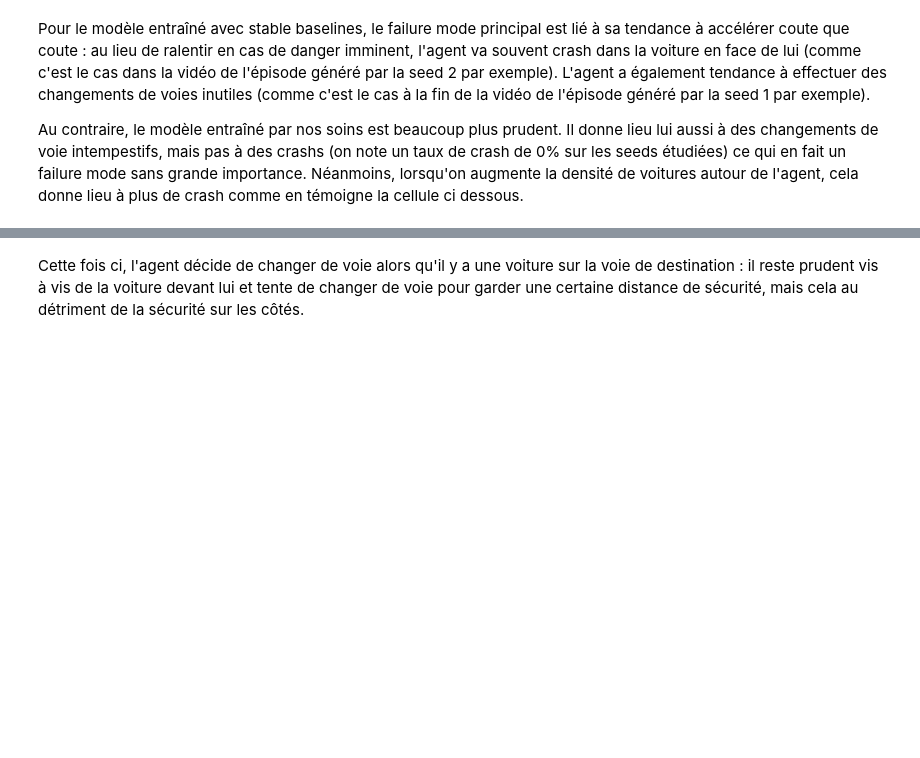
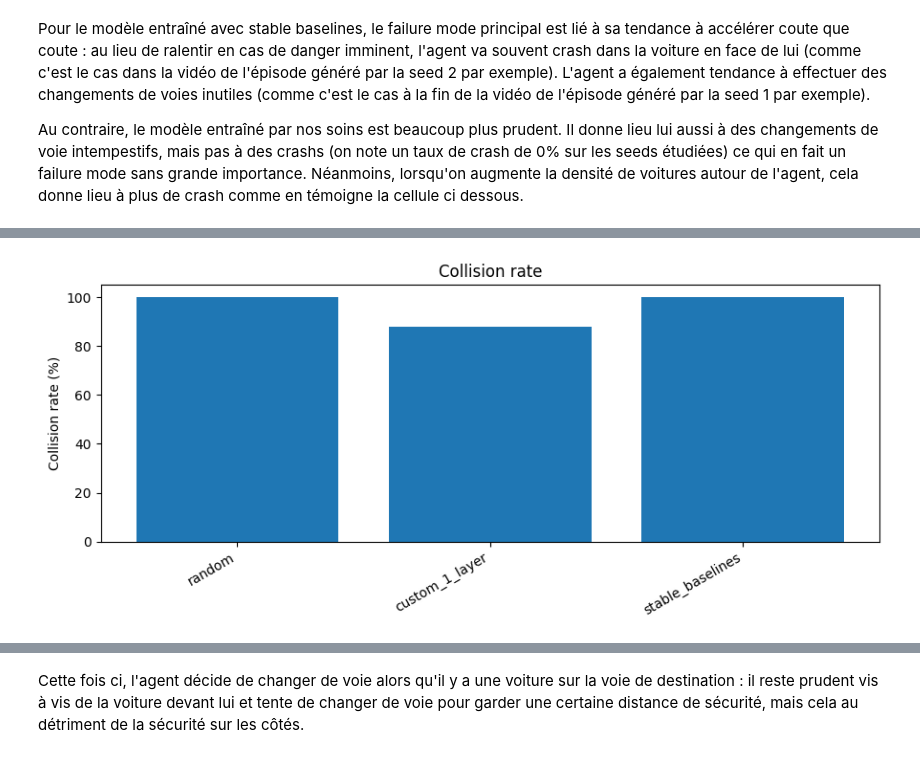
Before and after one commit to arfiblouisa/Reinforcement_learning_highway, a Jupyter notebook: core_task/compare_models.ipynb, the cells around one changed output, grey strips where cells are left out. Drawn from its saved outputs; the diff is of its cells as text; code cells hidden in the pictures; blank space fills up the shorter version.

```diff
--- a/core_task/compare_models.ipynb
+++ b/core_task/compare_models.ipynb
@@ -756,0 +776,7 @@ Au contraire, le modèle entraîné par nos soins est beaucoup plus prudent. Il
+# %%
+EVAL_SEEDS = list(range(50))
+# eval_double_dqn=eval_agent(get_action_double_DQN, SHARED_CORE_CONFIG, EVAL_SEEDS)
+eval_random_dense = eval_agent(get_action_random, DENSE_BASELINE_CONFIG, EVAL_SEEDS)
+eval_custom_1_layer_dense = eval_agent(get_action_1_layer, DENSE_BASELINE_CONFIG, EVAL_SEEDS)
+# eval_custom_2_layers = eval_agent(get_action_2_layers, DENSE_BASELINE_CONFIG, EVAL_SEEDS)
+eval_sb_dense = eval_agent(get_action_sb, DENSE_BASELINE_CONFIG, EVAL_SEEDS)
@@ -756,0 +801,10 @@ Au contraire, le modèle entraîné par nos soins est beaucoup plus prudent. Il
+# %%
+df_all_dense = pd.DataFrame([
+    results_to_row(eval_random_dense, "random"),
+    results_to_row(eval_custom_1_layer_dense, "custom_1_layer"),
+    results_to_row(eval_sb_dense, "stable_baselines")
+])
+
+df_all_dense.to_pickle("results_dense.pkl")
+
+df_metrics_dense=evaluate_dataframe(df_all_dense)
@@ -756,0 +829,10 @@ Au contraire, le modèle entraîné par nos soins est beaucoup plus prudent. Il
+# %%
+plt.figure(figsize=(9, 4))
+plt.bar(df_metrics_dense["agent"], df_metrics_dense["collision_rate"])
+plt.ylabel("Collision rate (%)")
+plt.title("Collision rate")
+plt.xticks(rotation=30, ha="right")
+plt.tight_layout()
+plt.show()
+# %% [output]
+[figure, added]
```
Also changed, not shown: parts of 17 cells of this notebook, 4 other files.
